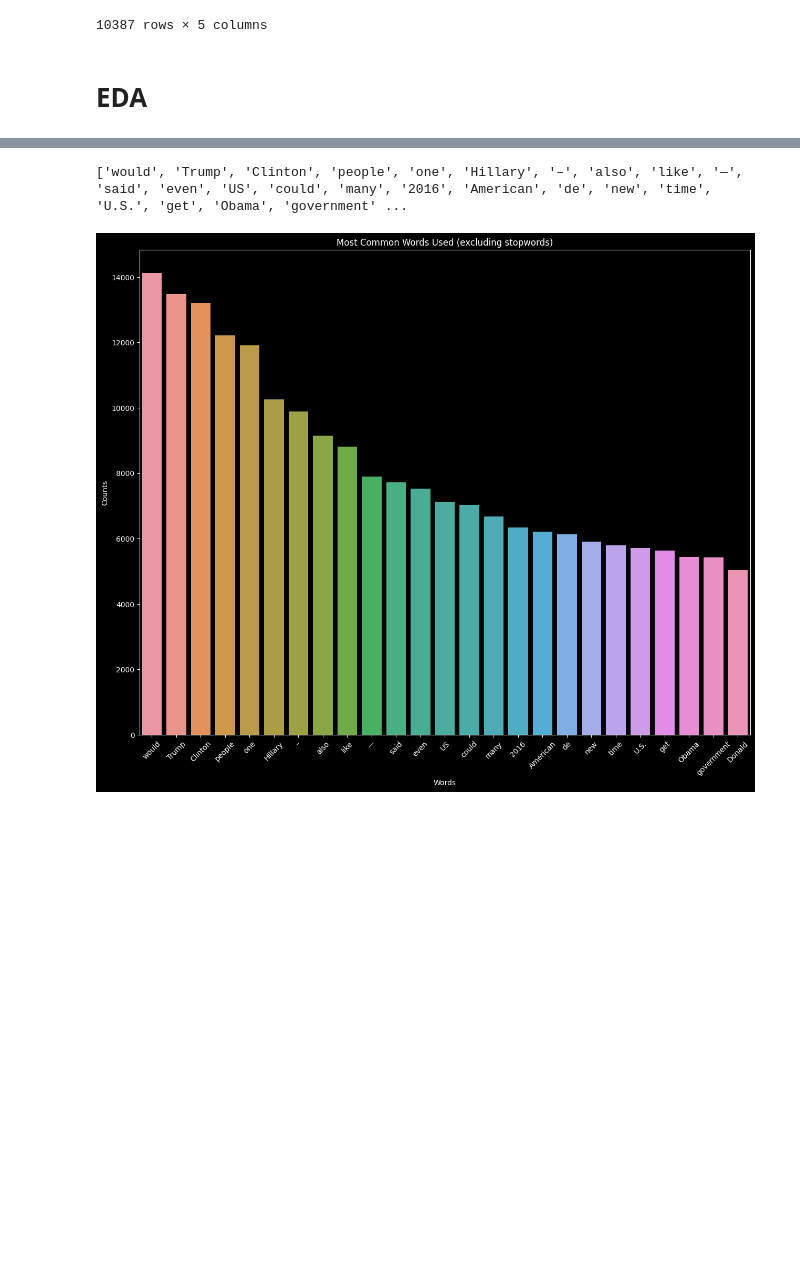
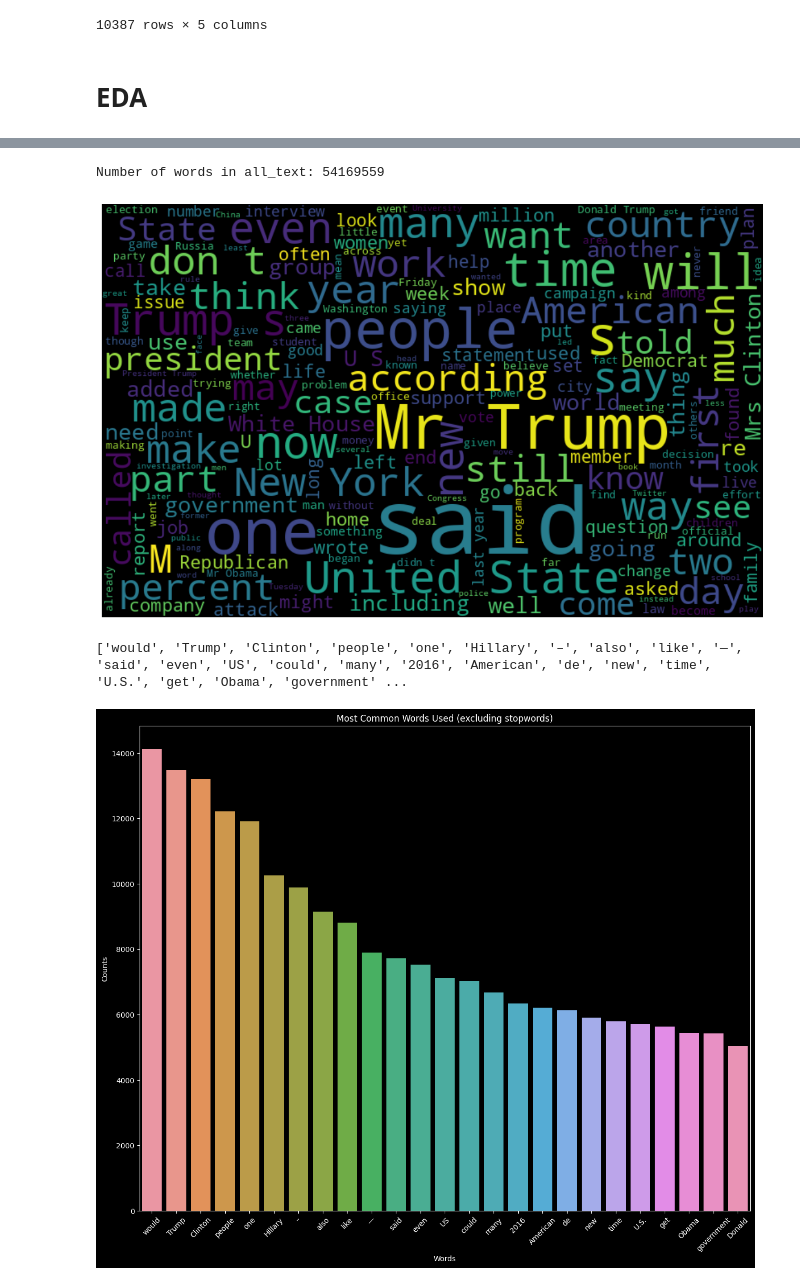
Before and after one commit to AliciaKairouani/Fake_news_detection, a Jupyter notebook: Notebook_EDA.ipynb, the cells around one changed output, grey strips where cells are left out. Saved outputs shown, nothing was run; the diff lists cells and outputs as text; code cells hidden in the pictures; blank space fills up the shorter version.

```diff
--- a/Notebook_EDA.ipynb
+++ b/Notebook_EDA.ipynb
@@ -146,3 +125,8 @@ Number of words in all_text: 54169559
+# %%
+wordcloud(real['text'])
+# %% [output]
+Number of words in all_text: 54169559
+[figure, added]
 # %%
 bar_plot(fake["text"])
 # %% [output]
```
Also changed, not shown: parts of 5 cells of this notebook, 5 other files.
